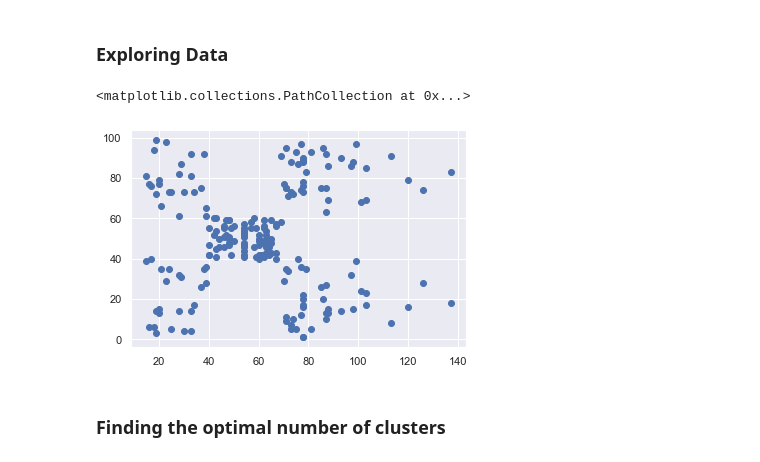
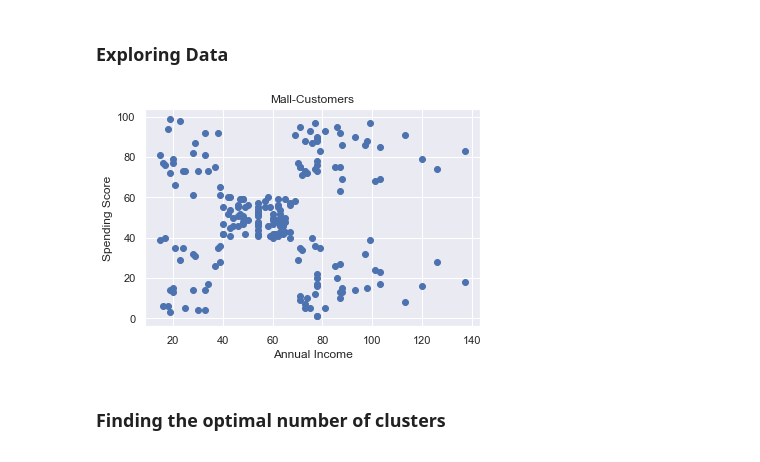
Before and after one commit to kalbadry/Mall-Customers, a Jupyter notebook: Mall-Customers.ipynb, the cells around one changed output. Cells and saved outputs as stored; diff of their text form; code cells hidden in the pictures.

```diff
--- a/Mall-Customers.ipynb
+++ b/Mall-Customers.ipynb
@@ -65,8 +65,11 @@ array([[ 15,  39],
 ### Exploring Data
 # %%
 plt.scatter(x[:,0], x[:,1])
+plt.title('Mall-Customers')
+plt.xlabel('Annual Income')
+plt.ylabel('Spending Score')
+plt.show()
 # %% [output]
-<matplotlib.collections.PathCollection at 0x...>
-[figure, old version]
+[figure, new version]
 # %% [markdown]
 ### Finding the optimal number of clusters
```
Also changed, not shown: parts of 5 cells of this notebook.
